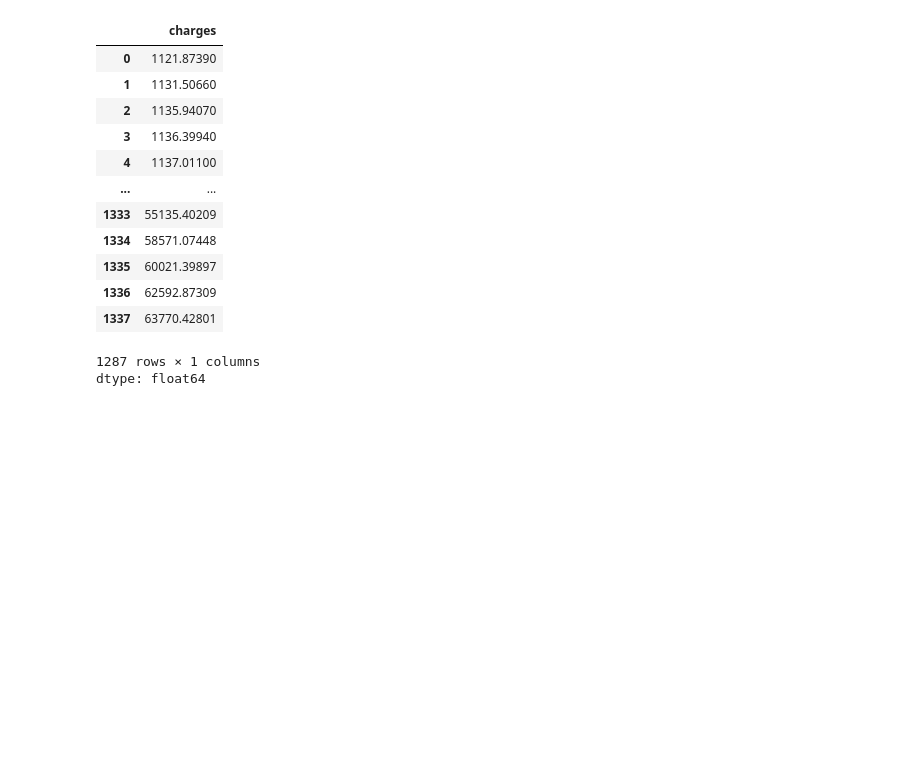
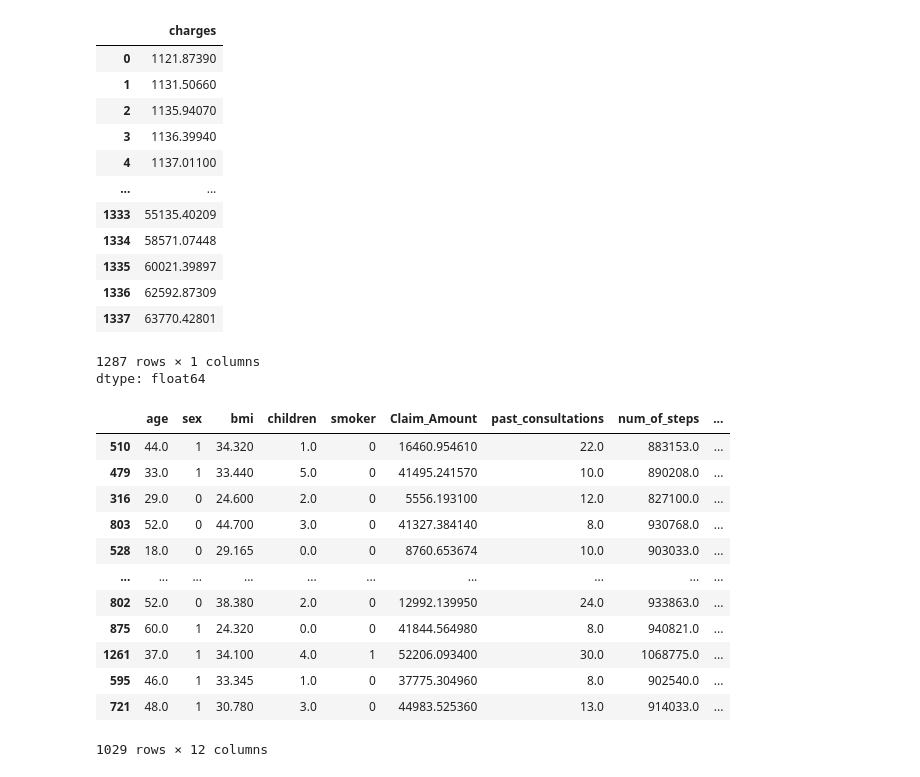
Before and after one commit to prasadboyina/statstical-learning, a Jupyter notebook: linear_regression_.ipynb, the cells around one changed output. Cells and saved outputs as stored; diff of their text form; code cells hidden in the pictures; blank space fills up the shorter version.

```diff
--- a/linear_regression_.ipynb
+++ b/linear_regression_.ipynb
@@ -191,0 +195,17 @@ dtype: float64
+# %%
+# Independent variables of training data
+x_train
+# %% [output]
+|  | age | sex | bmi | children | smoker | Claim_Amount | past_consultations | num_of_steps | ... |
+| 510 | 44.0 | 1 | 34.320 | 1.0 | 0 | 16460.954610 | 22.0 | 883153.0 | ... |
+| 479 | 33.0 | 1 | 33.440 | 5.0 | 0 | 41495.241570 | 10.0 | 890208.0 | ... |
+| 316 | 29.0 | 0 | 24.600 | 2.0 | 0 | 5556.193100 | 12.0 | 827100.0 | ... |
+| 803 | 52.0 | 0 | 44.700 | 3.0 | 0 | 41327.384140 | 8.0 | 930768.0 | ... |
+| 528 | 18.0 | 0 | 29.165 | 0.0 | 0 | 8760.653674 | 10.0 | 903033.0 | ... |
+| ... | ... | ... | ... | ... | ... | ... | ... | ... | ... |
+| 802 | 52.0 | 0 | 38.380 | 2.0 | 0 | 12992.139950 | 24.0 | 933863.0 | ... |
+| 875 | 60.0 | 1 | 24.320 | 0.0 | 0 | 41844.564980 | 8.0 | 940821.0 | ... |
+| 1261 | 37.0 | 1 | 34.100 | 4.0 | 1 | 52206.093400 | 30.0 | 1068775.0 | ... |
+| 595 | 46.0 | 1 | 33.345 | 1.0 | 0 | 37775.304960 | 8.0 | 902540.0 | ... |
+| 721 | 48.0 | 1 | 30.780 | 3.0 | 0 | 44983.525360 | 13.0 | 914033.0 | ... |
+1029 rows × 12 columns
```
Also changed, not shown: parts of 12 cells of this notebook.
